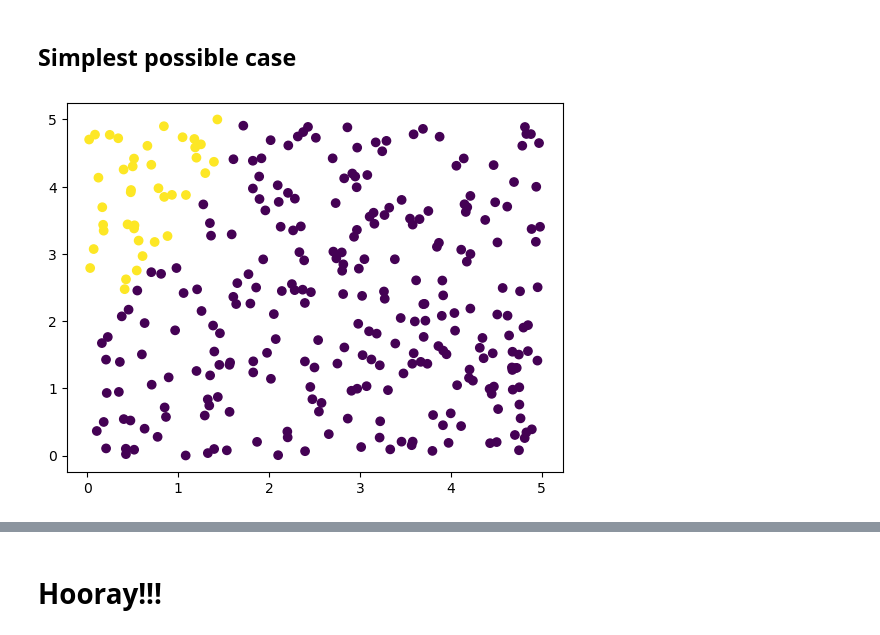
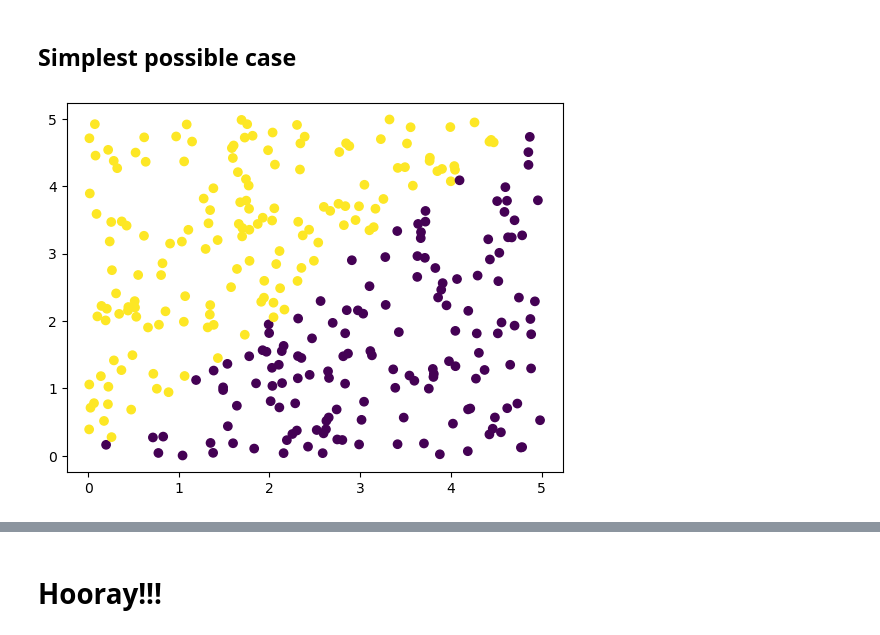
Before and after one commit to drusiecki/ml-notebooks, a Jupyter notebook: NN Intro.ipynb, the cells around one changed output, grey strips where cells are left out. Saved outputs shown, nothing was run; the diff lists cells and outputs as text; code cells hidden in the pictures.

```diff
--- a/NN Intro.ipynb
+++ b/NN Intro.ipynb
@@ -226,10 +214,10 @@ Weights after training: [13.50003449  3.12303943  4.11975019]
 # %%
 # y_c = ((x1 < 2.5).astype(float) != (x2 < 2.5)).astype(float)
 # y_c = (x1 < 2 + x2 < 2).astype(float)
-y_c = (x1 < 0.5*x2 - 0.75).astype(float)
+y_c = (x1 < x2).astype(float)
 plt.scatter(x1,x2, c=y_c);
 # %% [output]
-[figure, old version]
+[figure, new version]
 # %%
 perc = PerceptronClassifier(3)
 
```
Also changed, not shown: parts of 26 cells of this notebook.
